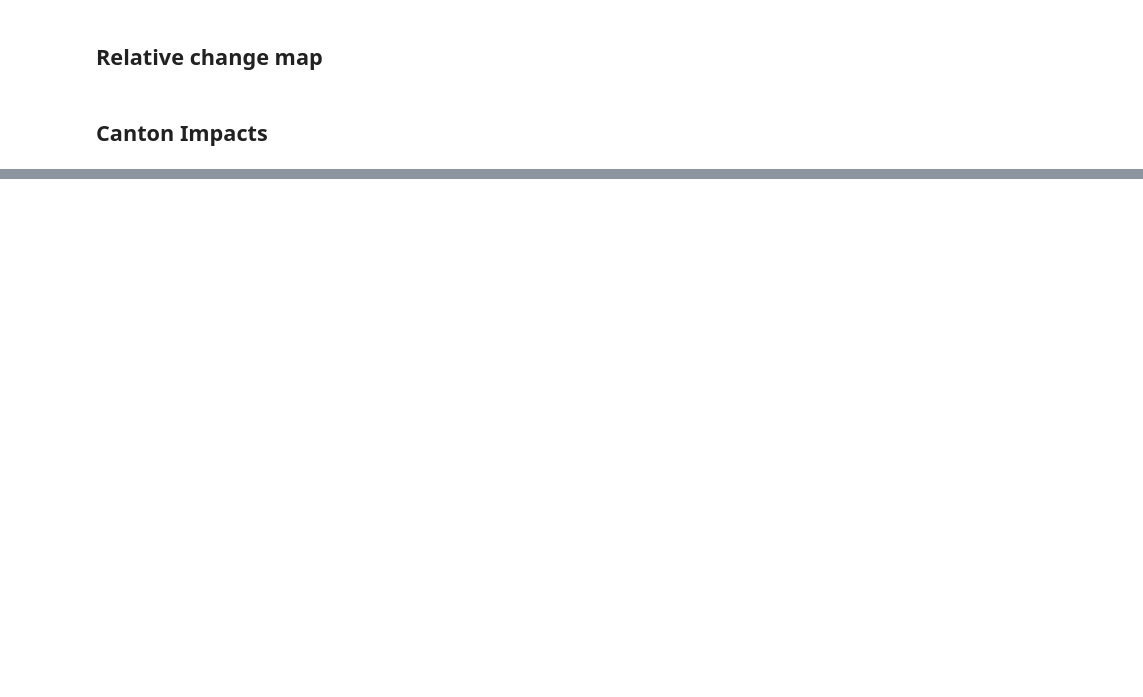
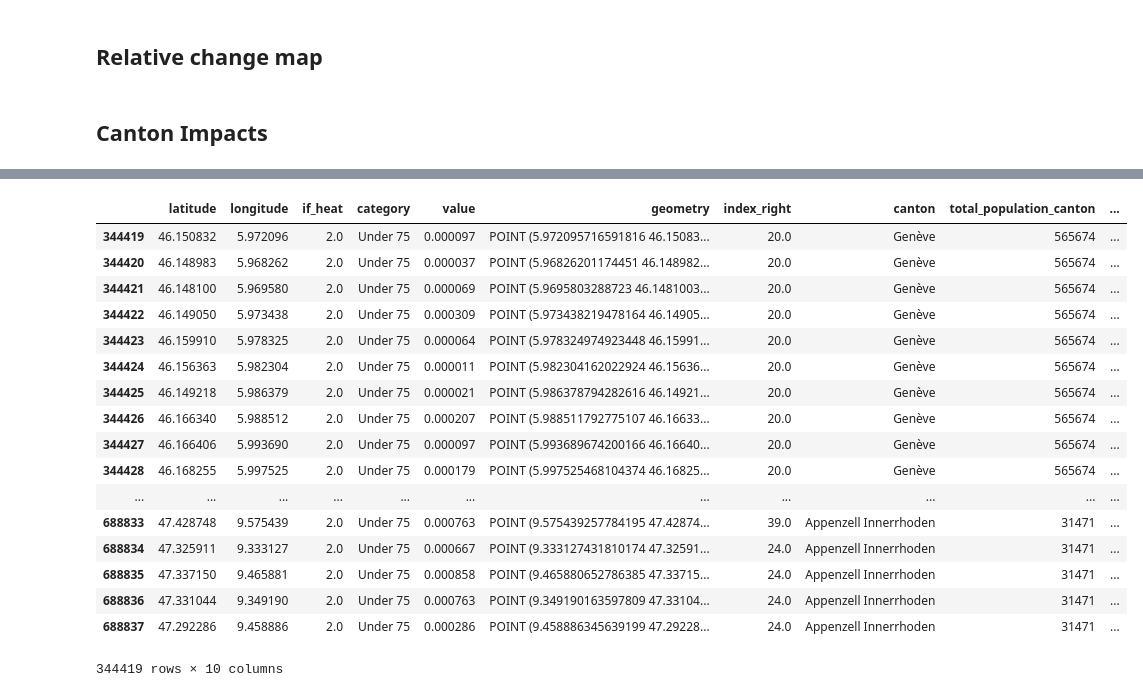
Before and after one commit to zeliest/heat_mortality_productivity_impacts, a Jupyter notebook: data_analysis/notebooks/results_mortality.ipynb, the cells around one changed output, grey strips where cells are left out. Cells and saved outputs as stored; diff of their text form; code cells hidden in the pictures; blank space fills up the shorter version.

```diff
--- a/data_analysis/notebooks/results_mortality.ipynb
+++ b/data_analysis/notebooks/results_mortality.ipynb
@@ -105,0 +107,21 @@ plot_impacts_heat(agg_impact_zurich, 'Annual Heat Related Death (#)',uncertainty
+# %%
+exposures['Under 75']
+# %% [output]
+|  | latitude | longitude | if_heat | category | value | geometry | index_right | canton | total_population_canton | ... |
+| 344419 | 46.150832 | 5.972096 | 2.0 | Under 75 | 0.000097 | POINT (5.972095716591816 46.15083... | 20.0 | Genève | 565674 | ... |
+| 344420 | 46.148983 | 5.968262 | 2.0 | Under 75 | 0.000037 | POINT (5.96826201174451 46.148982... | 20.0 | Genève | 565674 | ... |
+| 344421 | 46.148100 | 5.969580 | 2.0 | Under 75 | 0.000069 | POINT (5.9695803288723 46.1481003... | 20.0 | Genève | 565674 | ... |
+| 344422 | 46.149050 | 5.973438 | 2.0 | Under 75 | 0.000309 | POINT (5.973438219478164 46.14905... | 20.0 | Genève | 565674 | ... |
+| 344423 | 46.159910 | 5.978325 | 2.0 | Under 75 | 0.000064 | POINT (5.978324974923448 46.15991... | 20.0 | Genève | 565674 | ... |
+| 344424 | 46.156363 | 5.982304 | 2.0 | Under 75 | 0.000011 | POINT (5.982304162022924 46.15636... | 20.0 | Genève | 565674 | ... |
+| 344425 | 46.149218 | 5.986379 | 2.0 | Under 75 | 0.000021 | POINT (5.986378794282616 46.14921... | 20.0 | Genève | 565674 | ... |
+| 344426 | 46.166340 | 5.988512 | 2.0 | Under 75 | 0.000207 | POINT (5.988511792775107 46.16633... | 20.0 | Genève | 565674 | ... |
+| 344427 | 46.166406 | 5.993690 | 2.0 | Under 75 | 0.000097 | POINT (5.993689674200166 46.16640... | 20.0 | Genève | 565674 | ... |
+| 344428 | 46.168255 | 5.997525 | 2.0 | Under 75 | 0.000179 | POINT (5.997525468104374 46.16825... | 20.0 | Genève | 565674 | ... |
+| ... | ... | ... | ... | ... | ... | ... | ... | ... | ... | ... |
+| 688833 | 47.428748 | 9.575439 | 2.0 | Under 75 | 0.000763 | POINT (9.575439257784195 47.42874... | 39.0 | Appenzell Innerrhoden | 31471 | ... |
+| 688834 | 47.325911 | 9.333127 | 2.0 | Under 75 | 0.000667 | POINT (9.333127431810174 47.32591... | 24.0 | Appenzell Innerrhoden | 31471 | ... |
+| 688835 | 47.337150 | 9.465881 | 2.0 | Under 75 | 0.000858 | POINT (9.465880652786385 47.33715... | 24.0 | Appenzell Innerrhoden | 31471 | ... |
+| 688836 | 47.331044 | 9.349190 | 2.0 | Under 75 | 0.000763 | POINT (9.349190163597809 47.33104... | 24.0 | Appenzell Innerrhoden | 31471 | ... |
+| 688837 | 47.292286 | 9.458886 | 2.0 | Under 75 | 0.000286 | POINT (9.458886345639199 47.29228... | 24.0 | Appenzell Innerrhoden | 31471 | ... |
+344419 rows × 10 columns
```
Also changed, not shown: parts of 6 cells of this notebook, 8 other files.
